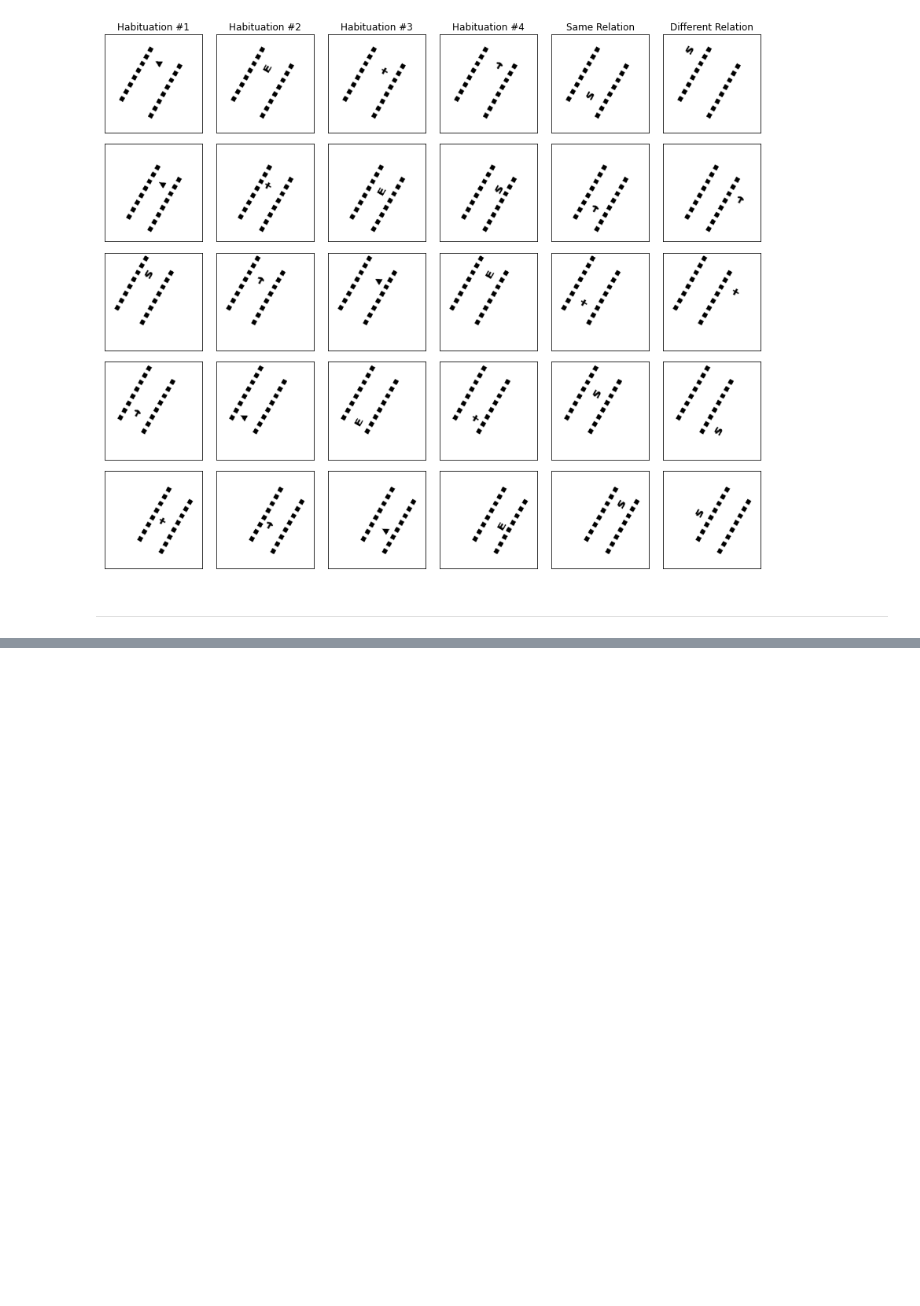
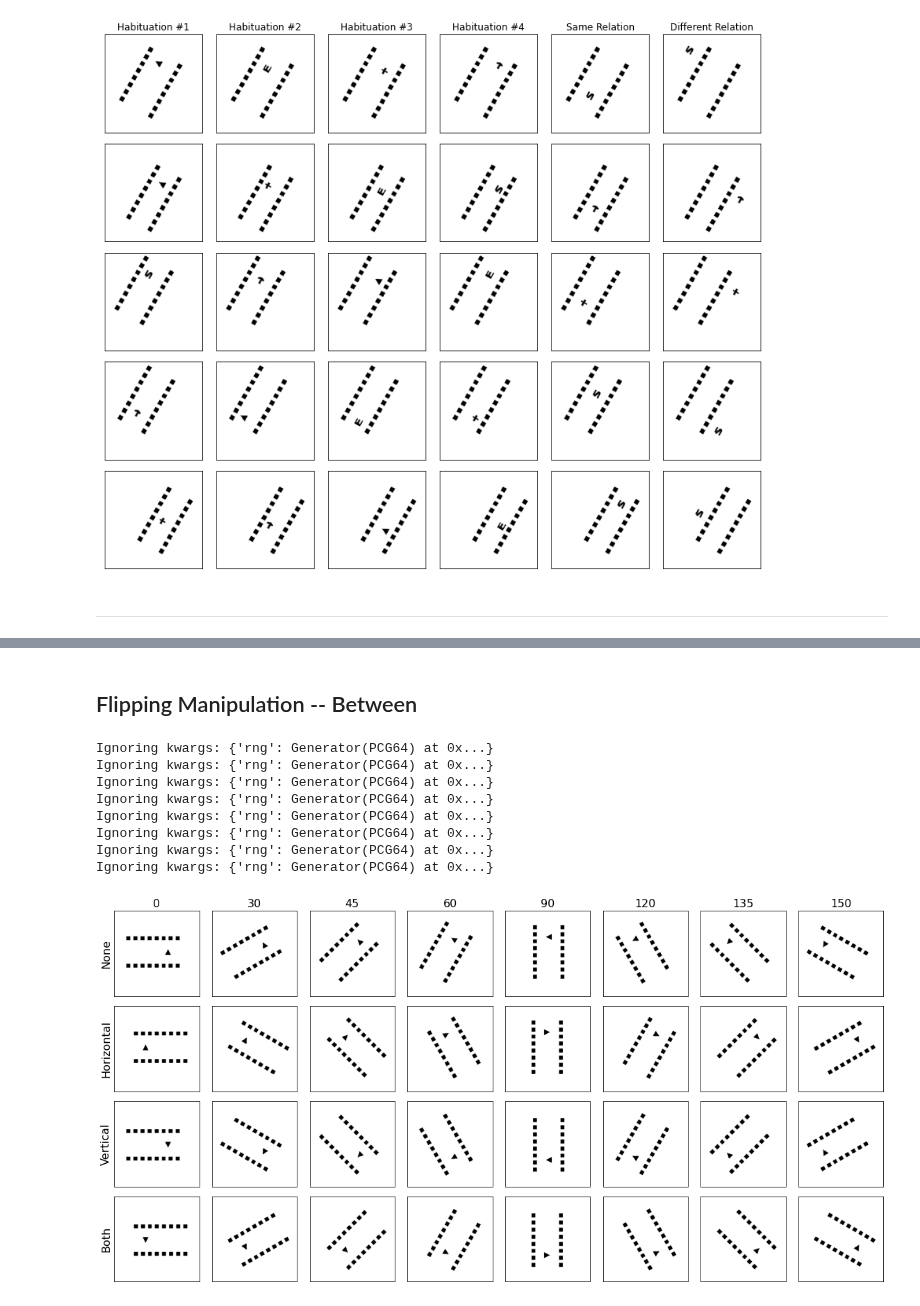
Before and after one commit to guydav/simple-relational-reasoning, a Jupyter notebook: notebooks/QuinnStimuliDemo.ipynb, the cells around one changed output, grey strips where cells are left out. Drawn from its saved outputs; the diff is of its cells as text; code cells hidden in the pictures; blank space fills up the shorter version.

```diff
--- a/notebooks/QuinnStimuliDemo.ipynb
+++ b/notebooks/QuinnStimuliDemo.ipynb
@@ -248,0 +361,37 @@ Ignoring kwargs: {'rng': Generator(PCG64) at 0x...}
+# %%
+
+relation = BETWEEN_RELATION
+distance_endpoints = (30, 80)
+N_examples = 1
+TRIPLET_INDEX = 0
+
+display(Markdown('## Flipping Manipulation -- Between'))
+
+images = []
+
+for rotate_angle in [0, 30, 45, 60, 90, 120, 135, 150]:
+    for stimulus_generator, generator_name in create_stimulus_generators_and_names(rotate_angle=rotate_angle):
+
+        triplet_generator = QuinnTripletGenerator(stimulus_generator, distance_endpoints,
+            relation=relation, two_reference_objects=True, transpose=False,
+            adjacent_reference_objects=False, **BASELINE_TRIPLET_KWARGS)
+
+        triplets = triplet_generator(N_examples, normalize=False)
+        images.append(triplets[0][TRIPLET_INDEX])
+
+
+
+plot_flipped_versions(images, [0, 30, 45, 60, 90, 120, 135, 150],
+    save_path='/Users/guydavidson/Downloads/flipping_between.png',
+    text_kwargs=dict(fontsize=16))
+# %% [output]
+## Flipping Manipulation -- Between
+Ignoring kwargs: {'rng': Generator(PCG64) at 0x...}
+Ignoring kwargs: {'rng': Generator(PCG64) at 0x...}
+Ignoring kwargs: {'rng': Generator(PCG64) at 0x...}
+Ignoring kwargs: {'rng': Generator(PCG64) at 0x...}
+Ignoring kwargs: {'rng': Generator(PCG64) at 0x...}
+Ignoring kwargs: {'rng': Generator(PCG64) at 0x...}
+Ignoring kwargs: {'rng': Generator(PCG64) at 0x...}
+Ignoring kwargs: {'rng': Generator(PCG64) at 0x...}
+[figure, added]
```
Also changed, not shown: parts of 8 cells of this notebook, 4 other files.
